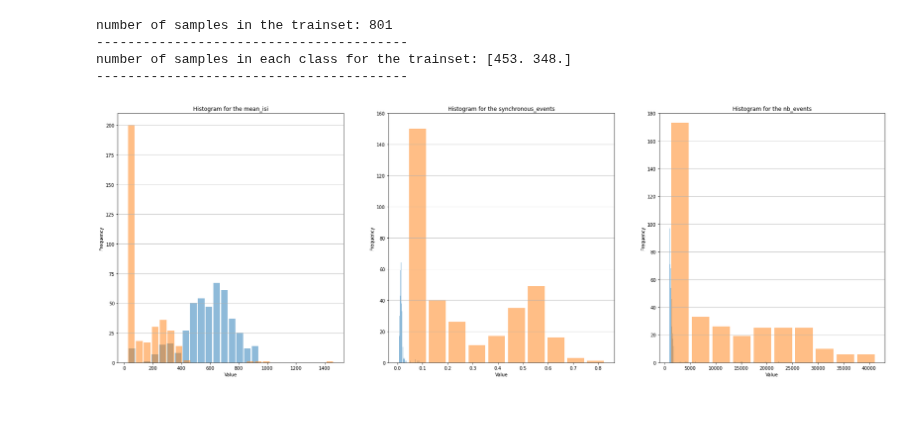
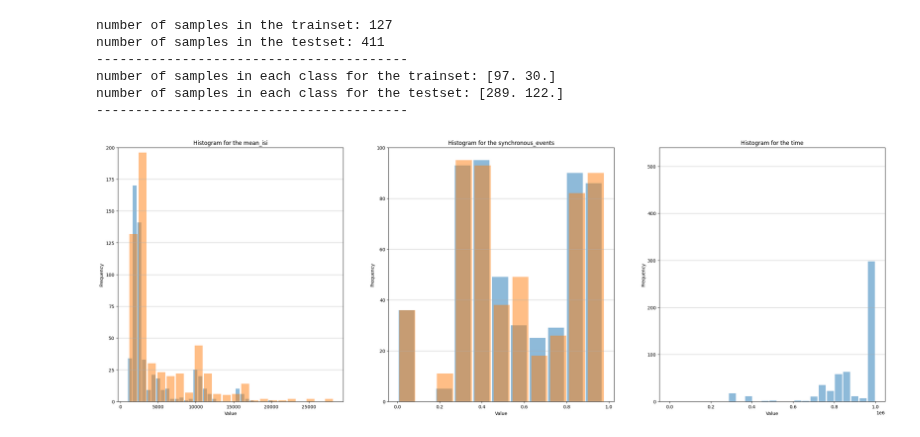
Before and after one commit to AntoineGrimaldi/aprovhots, a Jupyter notebook: tutorials/TUTORIAL_2ter_DVS128_AEDAT.ipynb, the cells around one changed output. Saved outputs shown, nothing was run; the diff lists cells and outputs as text; code cells hidden in the pictures; blank space fills up the shorter version.

```diff
--- a/tutorials/TUTORIAL_2ter_DVS128_AEDAT.ipynb
+++ b/tutorials/TUTORIAL_2ter_DVS128_AEDAT.ipynb
@@ -92,9 +115,11 @@ Mean value for time: 310252.4794007491
-# %%
-values = get_dataset_info(trainset,testset, properties = ['mean_isi', 'synchronous_events', 'nb_events'], distinguish_labels=True)
-plt.show();
-# %% [output]
-number of samples in the trainset: 801
-----------------------------------------
-number of samples in each class for the trainset: [453. 348.]
-----------------------------------------
-[figure, removed]
+# %%
+values = get_dataset_info(trainset,testset, properties = ['mean_isi', 'synchronous_events', 'time'], distinguish_polarities = True, distinguish_labels=True)
+plt.show()
+# %% [output]
+number of samples in the trainset: 127
+number of samples in the testset: 411
+----------------------------------------
+number of samples in each class for the trainset: [97. 30.]
+number of samples in each class for the testset: [289. 122.]
+----------------------------------------
+[figure, added]
```
Also changed, not shown: parts of 5 cells of this notebook.
